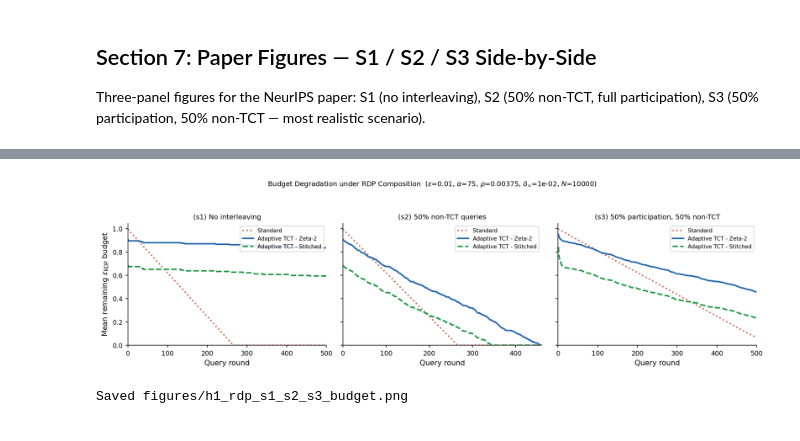
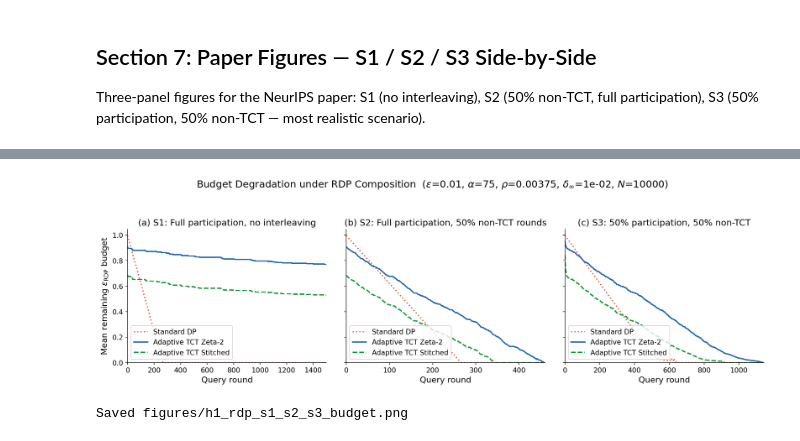
Before and after one commit to arcaulfield/adaptive-act, a Jupyter notebook: notebooks/11_h1_rdp.ipynb, the cells around one changed output, grey strips where cells are left out. Drawn from its saved outputs; the diff is of its cells as text; code cells hidden in the pictures.

```diff
--- a/notebooks/11_h1_rdp.ipynb
+++ b/notebooks/11_h1_rdp.ipynb
@@ -33,12 +33,12 @@ from simulation.query import compute_round_conversions, laplace_threshold_query
 
 plt.rcParams.update({
     'figure.dpi': 150,
-    'font.size': 10,
-    'axes.labelsize': 10,
-    'axes.titlesize': 11,
-    'legend.fontsize': 8.5,
-    'xtick.labelsize': 9,
-    'ytick.labelsize': 9,
+    'font.size': 13,
+    'axes.labelsize': 13,
+    'axes.titlesize': 14,
+    'legend.fontsize': 11,
+    'xtick.labelsize': 11,
+    'ytick.labelsize': 11,
     'lines.linewidth': 2.0,
     'axes.spines.top': False,
     'axes.spines.right': False,
@@ -52,7 +52,7 @@ IDP_COLOR   = '#d6604d'    # Standard IDP
 EPSILON         = 0.01
 DELTA           = 1e-2      # δ∞ for both schedules
 N_USERS         = 10000
-N_ROUNDS        = 500
+N_ROUNDS        = 1500
 EPS_RDP_BUDGET  = 1.0       # per-user ε_RDP budget
 TARGET_HIT_RATE = 0.02
 ALPHA_POP       = 0.5
@@ -544,42 +601,41 @@ Saved figures/h1_rdp_s1_s2_s3_retention.png
 # %%
 # ── Combined S1 / S2 / S3: Budget Degradation ───────────────────────────────
-fig, axes = plt.subplots(1, 3, figsize=(13, 3.8), sharey=True)
+fig, axes = plt.subplots(1, 3, figsize=(15, 4.8), sharey=True)
 
 panel_data = [
     (axes[0], tct1z_budget, tct1s_budget, idp1_budget,
-     r'(s1) No interleaving'),
+     r'(a) S1: Full participation, no interleaving'),
     (axes[1], tct2z_budget, tct2s_budget, idp2_budget,
-     rf'(s2) {int(INTERLEAVE*100)}% non-TCT queries'),
+     rf'(b) S2: Full participation, {int(INTERLEAVE*100)}% non-TCT rounds'),
     (axes[2], tct3z_budget, tct3s_budget, idp3_budget,
-     rf'(s3) {int(P_PART*100)}% participation, {int(INTERLEAVE*100)}% non-TCT'),
+     rf'(c) S3: {int(P_PART*100)}% participation, {int(INTERLEAVE*100)}% non-TCT'),
 ]
 
 for ax, zb, sb, ib, panel_title in panel_data:
     n    = max(len(zb), len(sb), len(ib)) + 1
     rnds = list(range(n))
     zb_ = pad(zb, n); sb_ = pad(sb, n); ib_ = pad(ib, n)
 
-    ax.plot(rnds, ib_, color=IDP_COLOR,   lw=2.0, linestyle=':', label='Standard')
-    ax.plot(rnds, zb_, color=TCT_Z_COLOR, lw=2.0,               label='Adaptive TCT - Zeta-2')
-    ax.plot(rnds, sb_, color=TCT_S_COLOR, lw=2.0, linestyle='--', label='Adaptive TCT - Stitched')
+    ax.plot(rnds, ib_, color=IDP_COLOR,   lw=2.0, linestyle=':', label='Standard DP')
+    ax.plot(rnds, zb_, color=TCT_Z_COLOR, lw=2.0,               label='Adaptive TCT Zeta-2')
+    ax.plot(rnds, sb_, color=TCT_S_COLOR, lw=2.0, linestyle='--', label='Adaptive TCT Stitched')
     ax.axhline(0, color='#888', lw=0.5, zorder=0)
     ax.set_xlabel('Query round')
-    ax.set_title(panel_title, fontsize=9.5)
+    ax.set_title(panel_title)
     ax.set_xlim(0, n - 1); ax.set_ylim(bottom=0)
-    ax.legend(loc='upper right', fontsize=7.5)
+    ax.legend(loc='lower left')
 
 axes[0].set_ylabel(r'Mean remaining $\varepsilon_{\mathrm{RDP}}$ budget')
 
 fig.suptitle(
     rf'Budget Degradation under RDP Composition'
     rf'  ($\varepsilon$={EPSILON}, $\alpha$={ALPHA_RDP:.0f}, $\rho$={rho:.5f},'
     rf' $\delta_\infty$={DELTA:.0e}, $N$={N_USERS})',
-    fontsize=9.5,
 )
 plt.tight_layout(rect=[0, 0, 1, 0.93])
 plt.savefig('../figures/h1_rdp_s1_s2_s3_budget.png', bbox_inches='tight', dpi=200)
 plt.show()
 print('Saved figures/h1_rdp_s1_s2_s3_budget.png')
 # %% [output]
-[figure, old version]
+[figure, new version]
 Saved figures/h1_rdp_s1_s2_s3_budget.png
```
Also changed, not shown: parts of 8 cells of this notebook.
